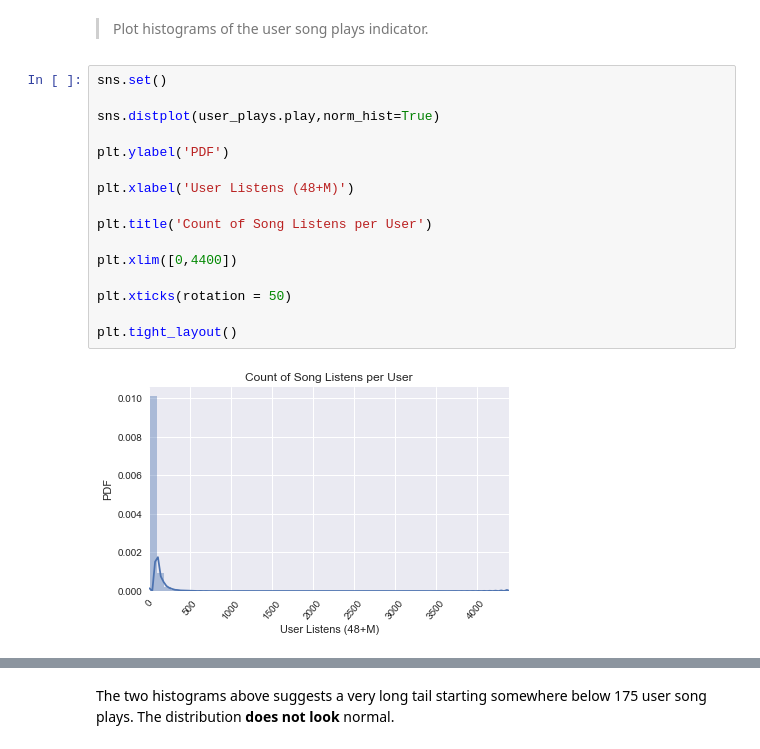
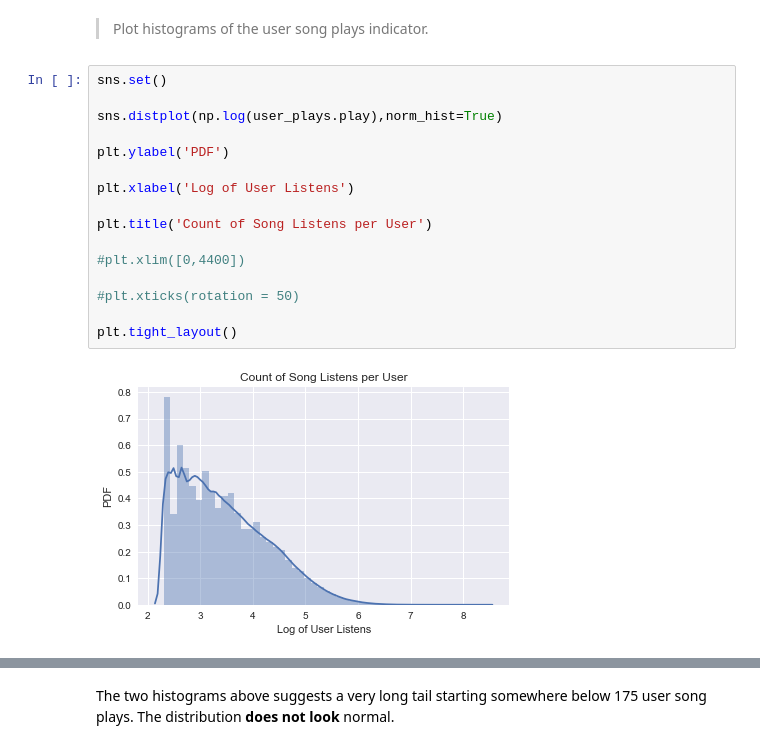
Before and after one commit to IvetteMTapia/Capstone1_Songs-Recommender_System, a Jupyter notebook: Exploratory Analysis and Statistical Inference.ipynb, the cells around one changed output, grey strips where cells are left out. Cells and saved outputs as stored; diff of their text form.

```diff
--- a/Exploratory Analysis and Statistical Inference.ipynb
+++ b/Exploratory Analysis and Statistical Inference.ipynb
@@ -268,21 +268,21 @@ user_plays.describe()
 # %%
 sns.set()
 
-sns.distplot(user_plays.play,norm_hist=True)
+sns.distplot(np.log(user_plays.play),norm_hist=True)
 
 plt.ylabel('PDF')
 
-plt.xlabel('User Listens (48+M)')
+plt.xlabel('Log of User Listens')
 
 plt.title('Count of Song Listens per User')
 
-plt.xlim([0,4400])
+#plt.xlim([0,4400])
 
-plt.xticks(rotation = 50)
+#plt.xticks(rotation = 50)
 
 plt.tight_layout()
 # %% [output]
-[figure, old version]
+[figure, new version]
 # %%
 #Histogram of listens when user plays <=500
 
```
Also changed, not shown: parts of 5 cells of this notebook.
